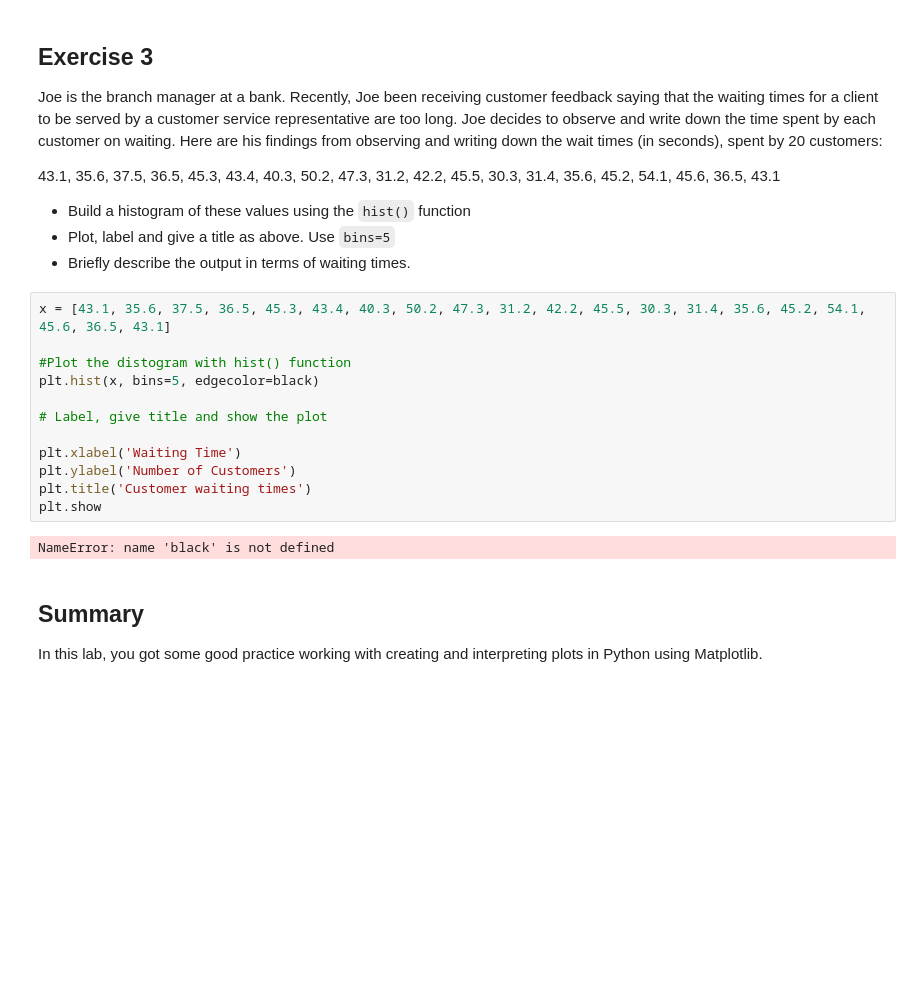
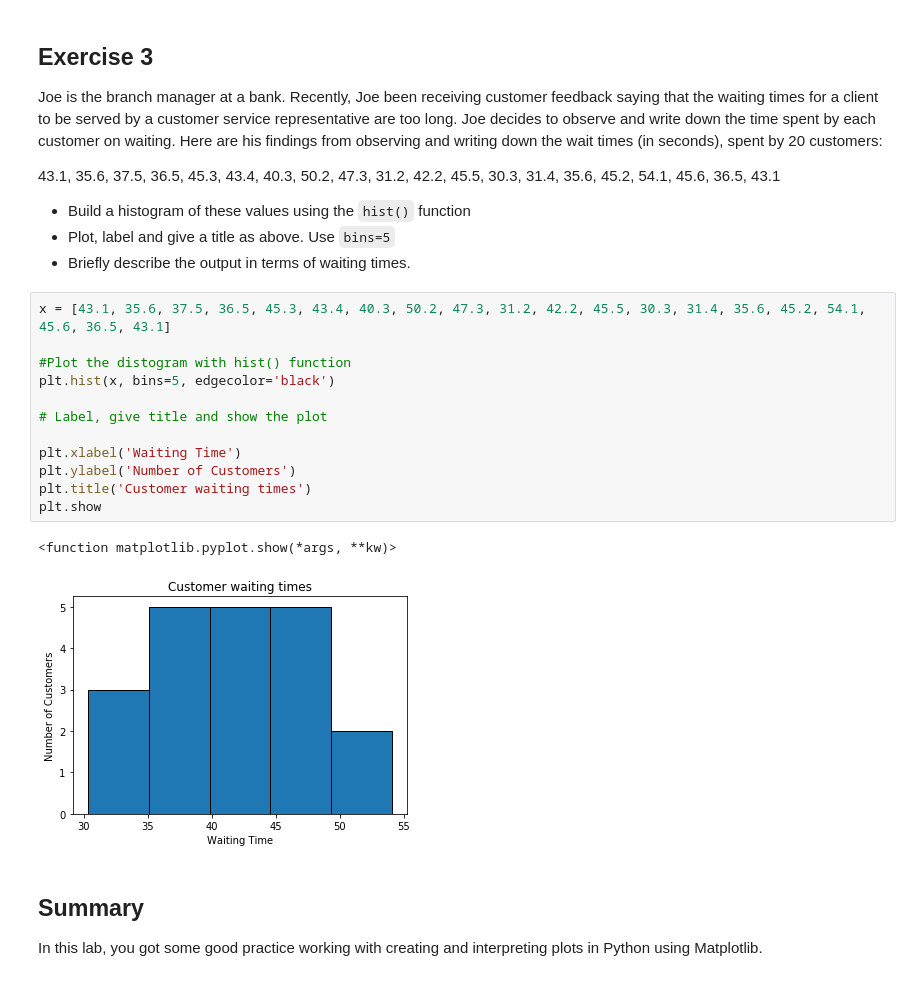
Before and after one commit to bellisor/dsc-data-viz-lab-nyc-ds-021720, a Jupyter notebook: index.ipynb, the cells around one changed output. Cells and saved outputs as stored; diff of their text form; blank space fills up the shorter version.

```diff
--- a/index.ipynb
+++ b/index.ipynb
@@ -93,17 +93,18 @@ Joe is the branch manager at a bank. Recently, Joe been receiving customer feedb
 # %%
 x = [43.1, 35.6, 37.5, 36.5, 45.3, 43.4, 40.3, 50.2, 47.3, 31.2, 42.2, 45.5, 30.3, 31.4, 35.6, 45.2, 54.1, 45.6, 36.5, 43.1]
 
 #Plot the distogram with hist() function
-plt.hist(x, bins=5, edgecolor=black)
+plt.hist(x, bins=5, edgecolor='black')
 
 # Label, give title and show the plot
 
 plt.xlabel('Waiting Time')
 plt.ylabel('Number of Customers')
 plt.title('Customer waiting times')
 plt.show
 # %% [output]
-NameError: name 'black' is not defined
+<function matplotlib.pyplot.show(*args, **kw)>
+[figure, added]
 # %% [markdown]
 ## Summary
 
```
